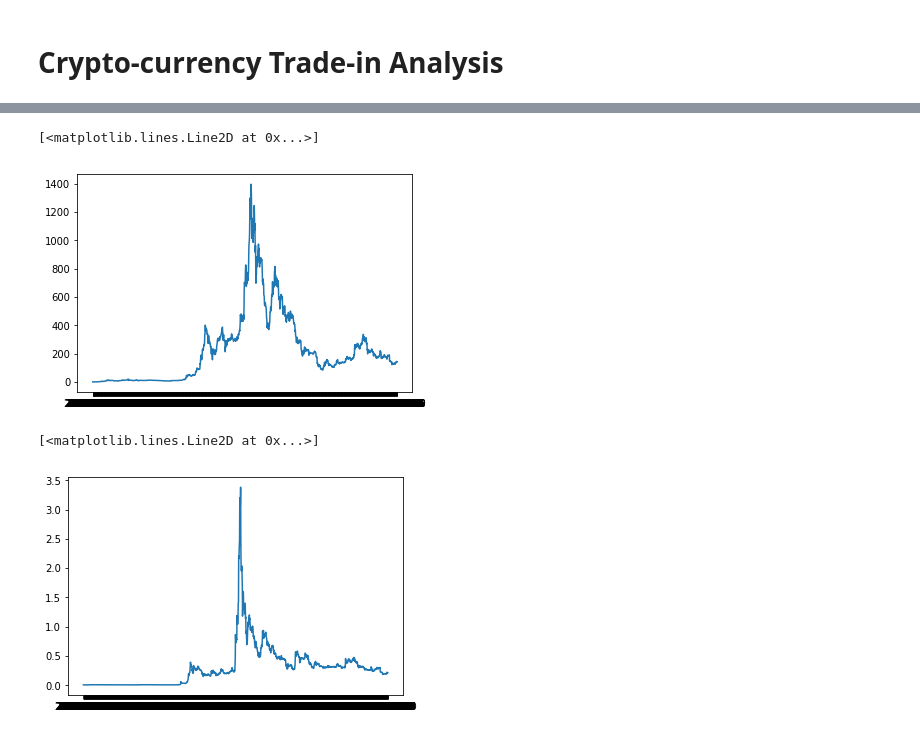
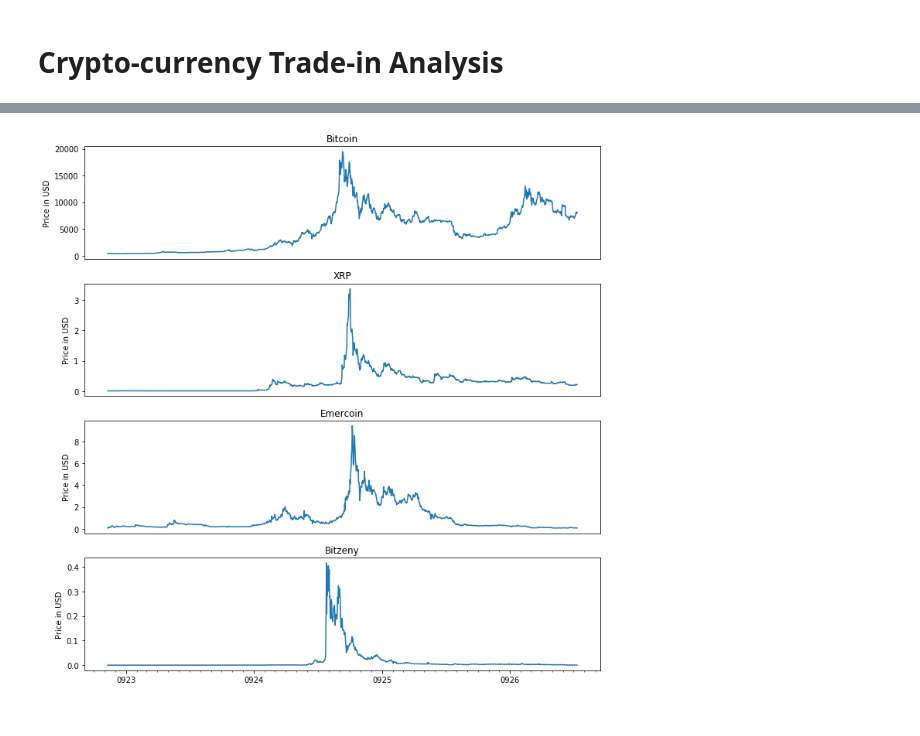
Before and after one commit to JHa568/Data-Analysis, a Jupyter notebook: 1. Crypto_trade-in/Crypto-Currency_trade-in.ipynb, the cells around one changed output, grey strips where cells are left out. Cells and saved outputs as stored; diff of their text form; code cells hidden in the pictures.

```diff
--- a/1. Crypto_trade-in/Crypto-Currency_trade-in.ipynb
+++ b/1. Crypto_trade-in/Crypto-Currency_trade-in.ipynb
@@ -6,7 +6,13 @@ This analysis is to identify when to trade or buy crytocurrencies and predicting
 # Python Imports
 import pandas as pd
 import seaborn as sns
+import numpy as np
 import matplotlib.pyplot as plt
+from matplotlib.dates import YearLocator, MonthLocator, DateFormatter
 import warnings
 
+
 path = 'C:\\Users\\Jamie\\Desktop\\NN_Project\\Other projects'
+years = YearLocator()   # every year
+months = MonthLocator()  # every month
+yearsFmt = DateFormatter('%Y')
@@ -31,0 +19,11 @@ file.head()
+# %%
+# Filter crypto data
+file_loc = path + '\\Datasets\\crypto_tradinds.csv' # File location
+file = pd.read_csv(file_loc)
+file['trade_date'] = pd.to_datetime(file['trade_date'])
+mask = (file['trade_date'] >= "2016-1-1") & (file['trade_date'] <= "2020-1-10") & (file['trade_date'] == "2016-1-1")
+c = pd.DataFrame(file.loc[mask])
+filter_types = pd.Series(list(c['crypto_name']))
+types = long_types[pd.notna(long_types)]
+data_filt = pd.DataFrame(file[file['crypto_name'].isin(types)])
+data_filt.head() # Data that has the same range as bitcoin
@@ -59,14 +51,17 @@ prices.head()
-# %%
-crypto_0 = currency_array[1] # Etherium
-price_0 = crypto_0['price_usd']
-plt.plot(price_0)
-# %% [output]
-[<matplotlib.lines.Line2D at 0x...>]
-[figure, removed]
-# %%
-crypto_1 = currency_array[2] # Other crypto-currency
-price_1 = crypto_1['price_usd']
-plt.plot(price_1)
-# %% [output]
-[<matplotlib.lines.Line2D at 0x...>]
-[figure, removed]
+# %%
+lgth_typ = len(types)
+curr = [0, 2, 20, 100]
+
+fig, ax = plt.subplots(len(curr),1, figsize=(10,10))
+fig.tight_layout()
+# The time is constant (x-axis)
+for i in range(len(curr)):
+    ax[i].title.set_text(str(types[curr[i]]))
+    ax[i].plot(data_filt[data_filt['crypto_name'] == types[curr[i]]]['price_usd'])
+    ax[i].set_ylabel('Price in USD')
+    ax[i].xaxis.set_major_locator(years)
+    ax[i].xaxis.set_major_formatter(yearsFmt)
+    ax[i].xaxis.set_minor_locator(months)
+    ax[i].autoscale_view()
+# %% [output]
+[figure, added]
```
Also changed, not shown: parts of 6 cells of this notebook, 1 other file.
